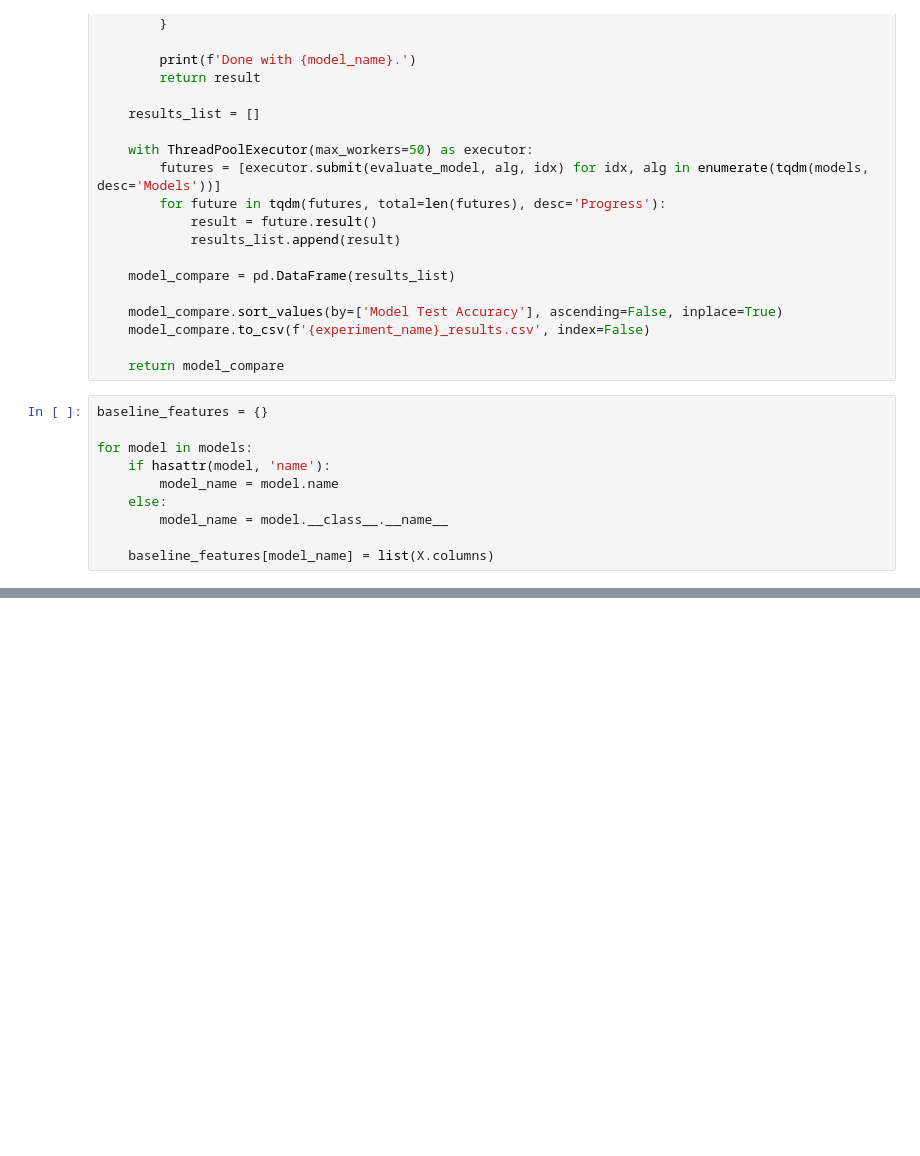
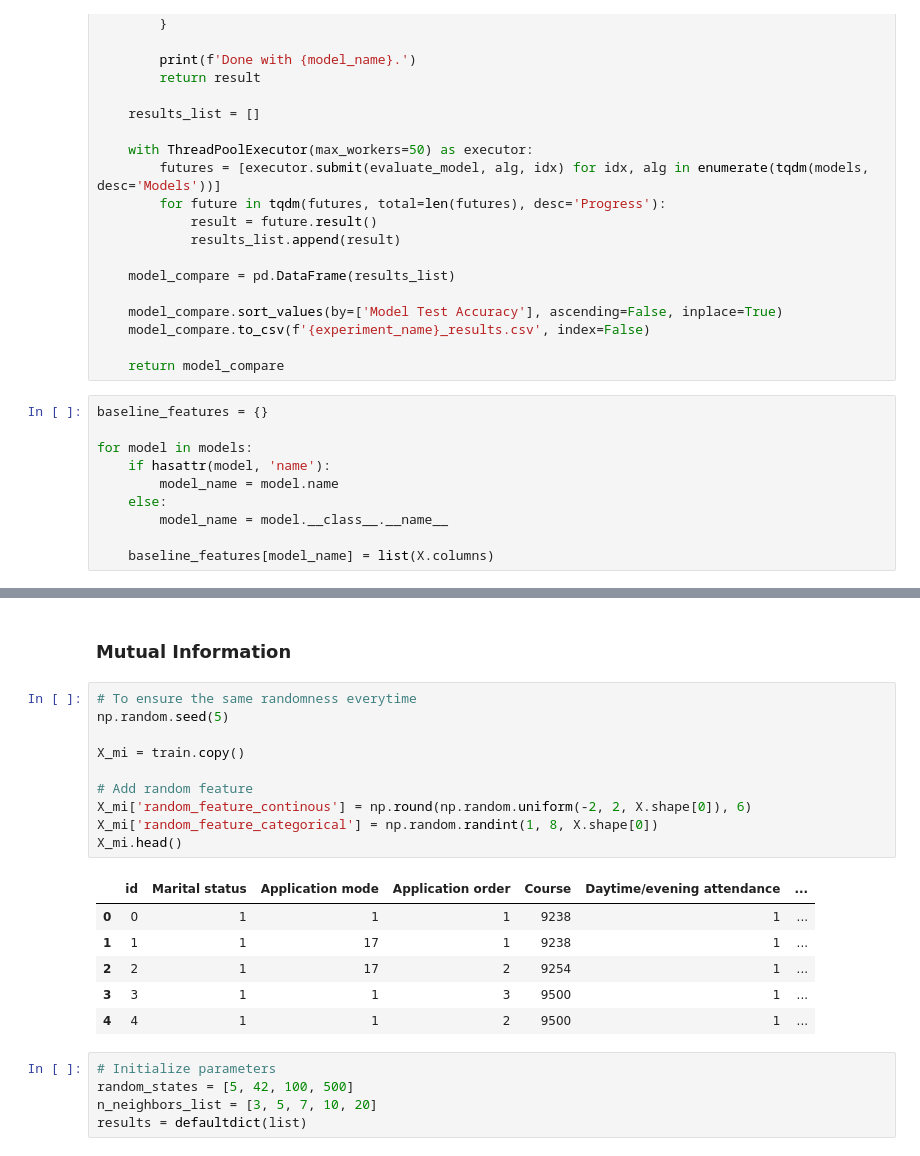
Before and after one commit to hardboyvino/kaggle_competition, a Jupyter notebook: playground_4.6/baseline.ipynb, the cells around one changed output, grey strips where cells are left out. Saved outputs shown, nothing was run; the diff lists cells and outputs as text; blank space fills up the shorter version.

Commit message:
Get mutual information features

```diff
--- a/playground_4.6/baseline.ipynb
+++ b/playground_4.6/baseline.ipynb
@@ -203 +211,25 @@ Wall time: 3min 23s
 | 0 | LogisticRegression | {'C': 1.0, 'class_weight': None, ... | 0.742146 | 0.742178 | 0.008458 | ... |
+# %% [markdown]
+### Mutual Information
+# %%
+# To ensure the same randomness everytime
+np.random.seed(5)
+
+X_mi = train.copy()
+
+# Add random feature
+X_mi['random_feature_continous'] = np.round(np.random.uniform(-2, 2, X.shape[0]), 6)
+X_mi['random_feature_categorical'] = np.random.randint(1, 8, X.shape[0])
+X_mi.head()
+# %% [output]
+|  | id | Marital status | Application mode | Application order | Course | Daytime/evening attendance | ... |
+| 0 | 0 | 1 | 1 | 1 | 9238 | 1 | ... |
+| 1 | 1 | 1 | 17 | 1 | 9238 | 1 | ... |
+| 2 | 2 | 1 | 17 | 2 | 9254 | 1 | ... |
+| 3 | 3 | 1 | 1 | 3 | 9500 | 1 | ... |
+| 4 | 4 | 1 | 1 | 2 | 9500 | 1 | ... |
+# %%
+# Initialize parameters
+random_states = [5, 42, 100, 500]
+n_neighbors_list = [3, 5, 7, 10, 20]
+results = defaultdict(list)
```
Also changed, not shown: parts of 20 cells of this notebook.
